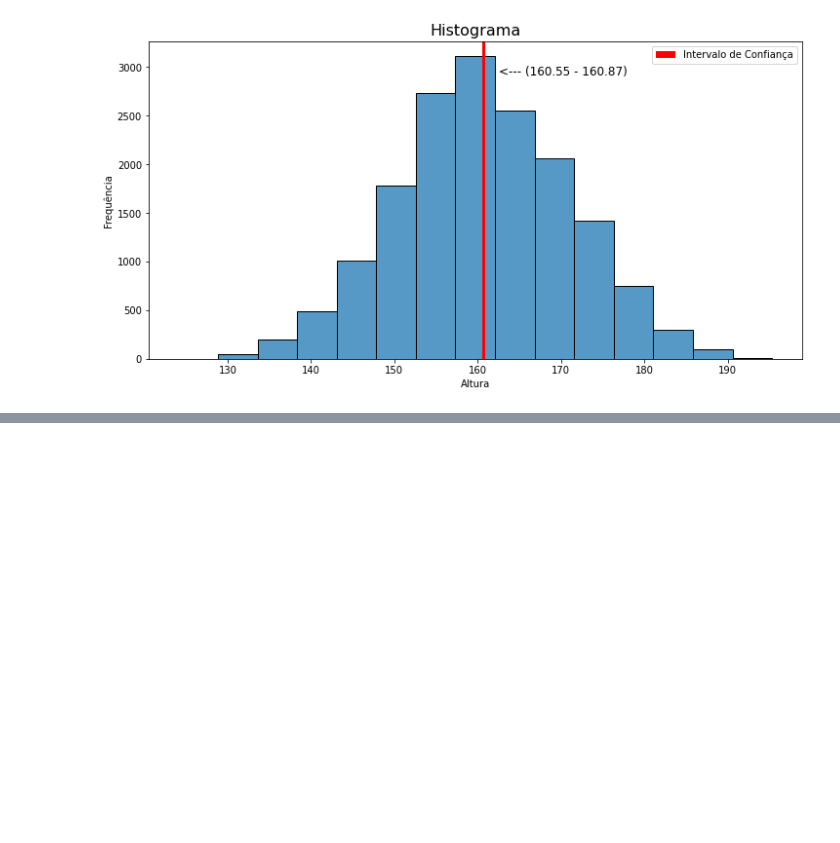
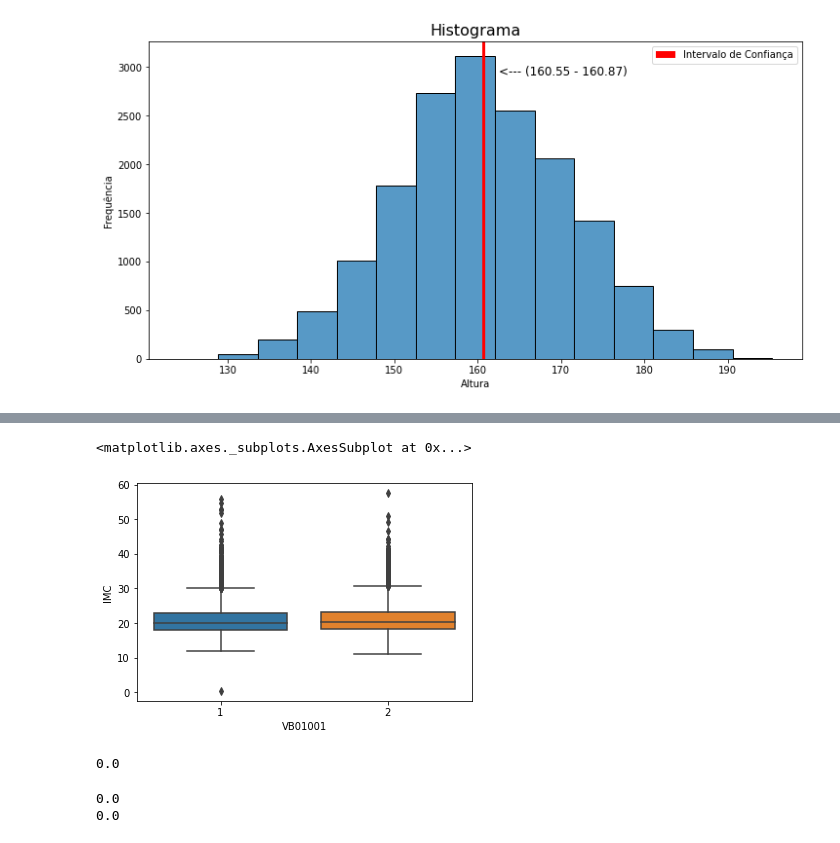
Before and after one commit to yoshinaga2904/Bootcamp-Alura, a Jupyter notebook: Modulo_3.ipynb, the cells around one changed output, grey strips where cells are left out. Cells and saved outputs as stored; diff of their text form; code cells hidden in the pictures; blank space fills up the shorter version.

```diff
--- a/Modulo_3.ipynb
+++ b/Modulo_3.ipynb
@@ -923,0 +988,21 @@ ax;
+# %%
+sns.boxplot(x='VB01001', y ='IMC', data = dados)
+# %% [output]
+<matplotlib.axes._subplots.AxesSubplot at 0x...>
+[figure, added]
+# %%
+distribuicao_imc_m = dados.query("VB01001 == 1")["IMC"]
+distribuicao_imc_f = dados.query("VB01001 == 2")["IMC"]
+
+_ , p_value = ztest(distribuicao_altura_m, distribuicao_imc_f)
+p_value
+# %% [output]
+0.0
+# %%
+_, p_value_normaltest_m = normaltest(distribuicao_imc_m)
+_, p_value_normaltest_f = normaltest(distribuicao_imc_f)
+print(p_value_normaltest_m)
+print(p_value_normaltest_f)
+# %% [output]
+0.0
+0.0
```
Also changed, not shown: parts of 11 cells of this notebook.
